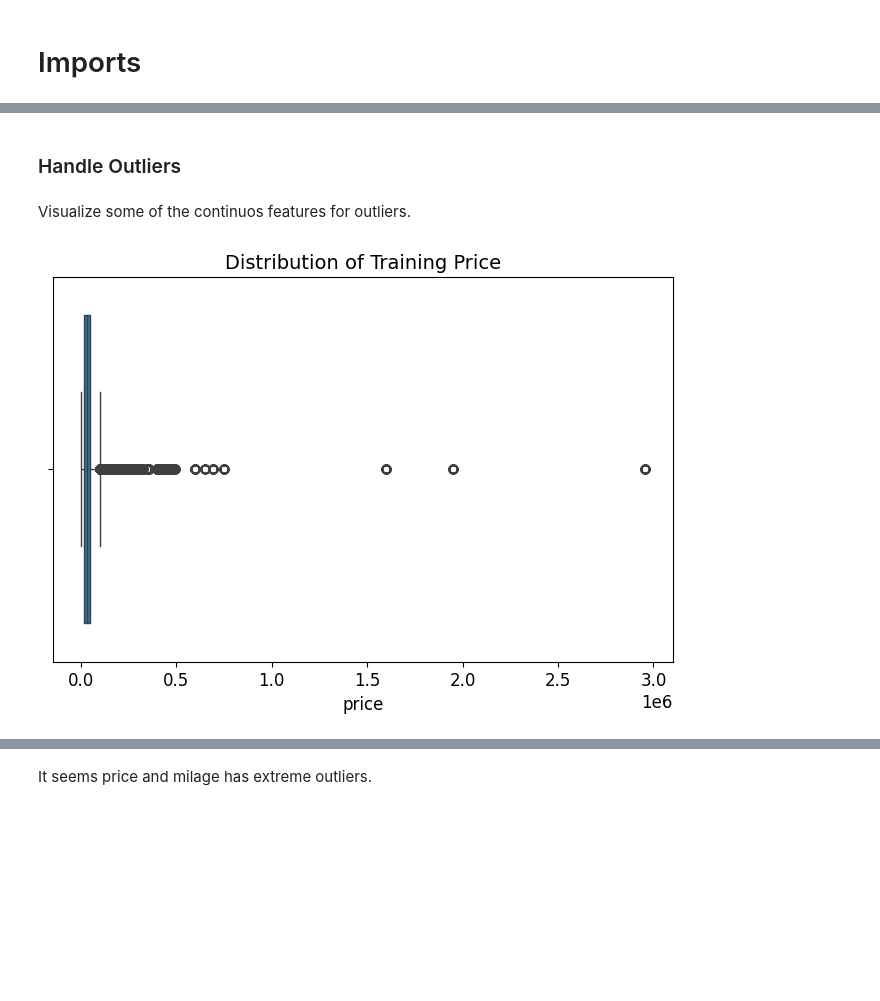
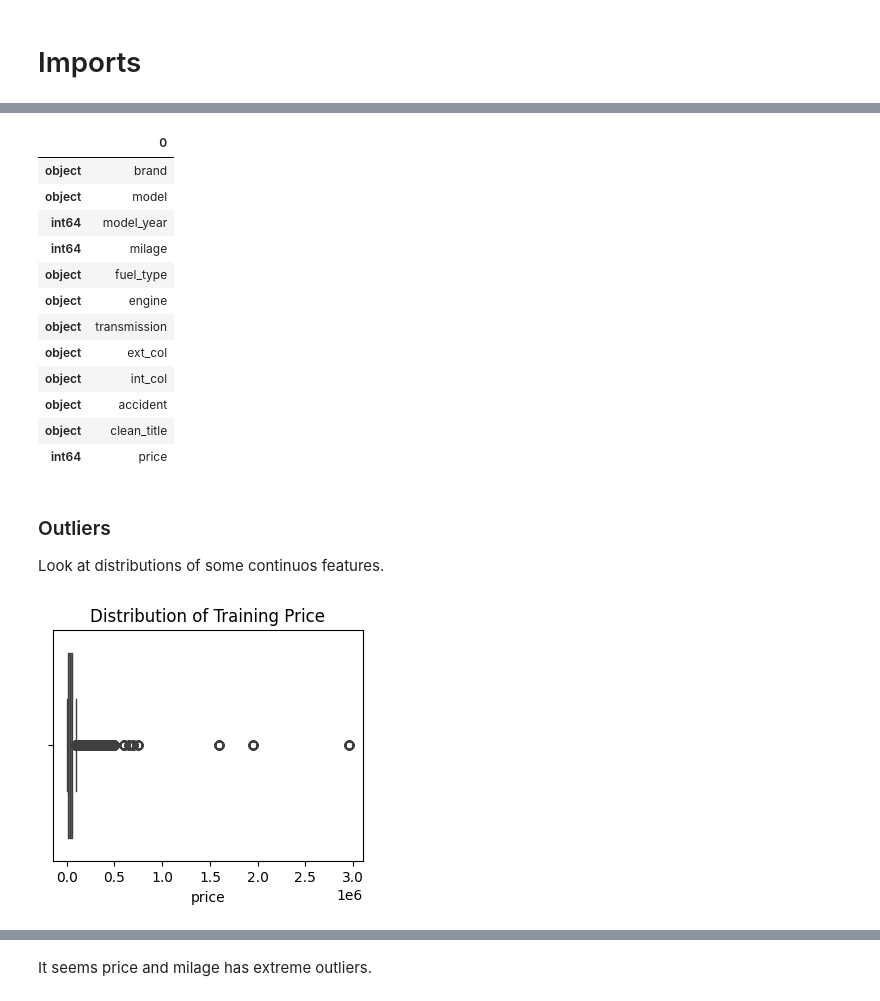
Before and after one commit to omkar-thite/used_car_regression_kaggle, a Jupyter notebook: used_car_regression.ipynb, the cells around one changed output, grey strips where cells are left out. Saved outputs shown, nothing was run; the diff lists cells and outputs as text; code cells hidden in the pictures; blank space fills up the shorter version.

```diff
--- a/used_car_regression.ipynb
+++ b/used_car_regression.ipynb
@@ -33,3 +26,8 @@ plt.rcParams.update({
+# %%
+plt.rcParams["figure.figsize"] = (4, 3)
+
+# Set pandas float display
+pd.set_option("display.float_format", "{:.2f}".format)
 # %%
 RANDOM_STATE = 123
 # %% [markdown]
@@ -41,5 +35,4 @@ def process_df(path):
 # %%
-df = pd.read_csv('train.csv', delimiter=',')
-df.pop('id')
-df.shape
+train_df = pd.read_csv('train.csv', delimiter=',')
+train_df.shape
 # %% [output]
@@ -62,0 +56,3 @@ df.head()
+# %%
+train_df.pop('id')
+test_df.pop('id')
@@ -63,19 +74,34 @@ df.head()
+# %%
+# Inspect features and their data types
+pd.DataFrame(train_df.columns, train_df.dtypes)
+# %% [output]
+|  | 0 |
+| object | brand |
+| object | model |
+| int64 | model_year |
+| int64 | milage |
+| object | fuel_type |
+| object | engine |
+| object | transmission |
+| object | ext_col |
+| object | int_col |
+| object | accident |
+| object | clean_title |
+| int64 | price |
 # %%
-# Cast price and milage features to float so as to treat them as continuos features
+# Make price and milage float to treat them as continuos features for later use
 
-df['price'] = df['price'].astype('float')
-df['milage'] = df['milage'].astype('float')
+train_df['price']=train_df['price'].astype('float')
+train_df['milage'] = train_df['milage'].astype('float')
 
-test['milage'] = test['milage'].astype('float')
+test_df['milage'] = test_df['milage'].astype('float')
-# %% [markdown]
-### Handle Outliers
-# %% [markdown]
-Visualize some of the continuos features for outliers.
+# %% [markdown]
+### Outliers
+Look at distributions of some continuos features.
 # %%
-# Plot price boxplot
-sns.boxplot(x=df['price'])
+sns.boxplot(x=train_df['price'])
 plt.title("Distribution of Training Price")
 plt.show()
 # %% [output]
-[figure, old version]
+[figure, new version]
 # %%
```
Also changed, not shown: parts of 110 cells of this notebook.
